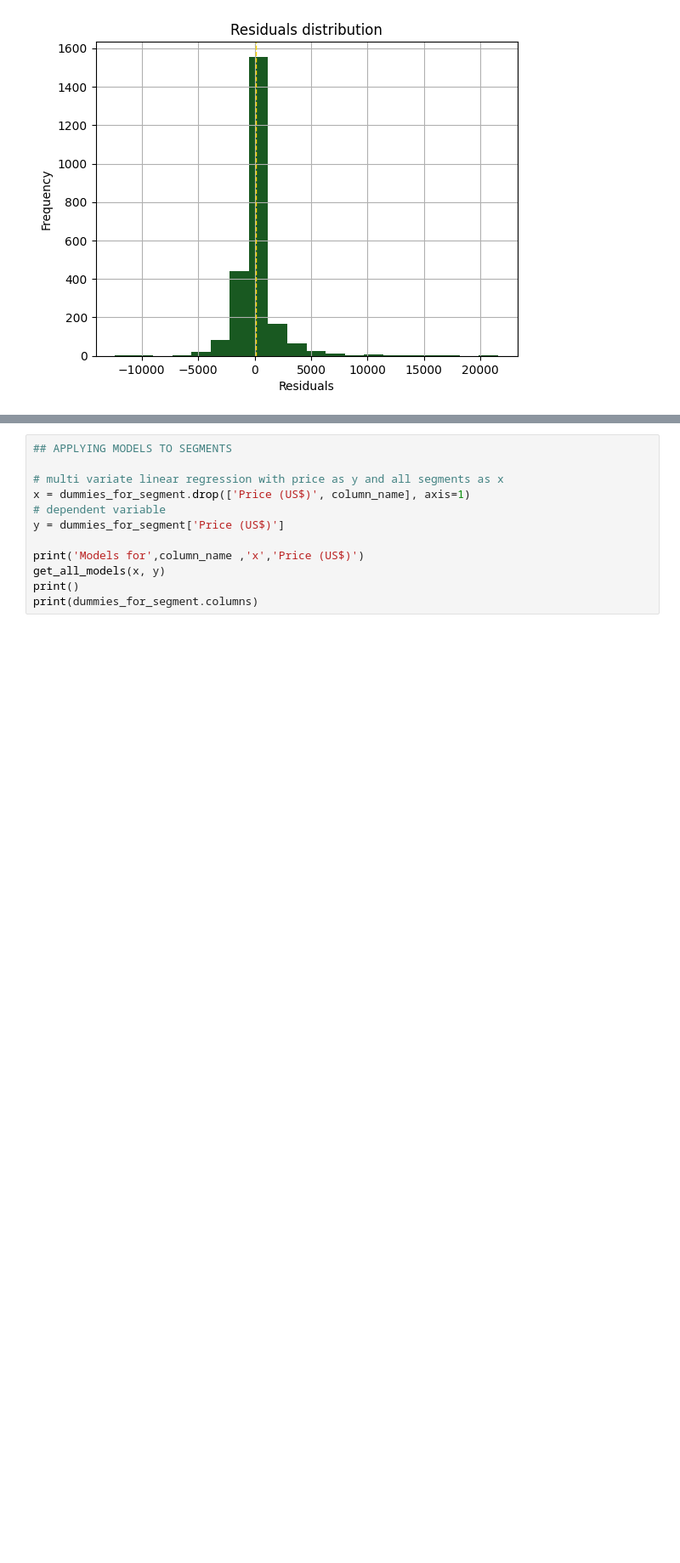
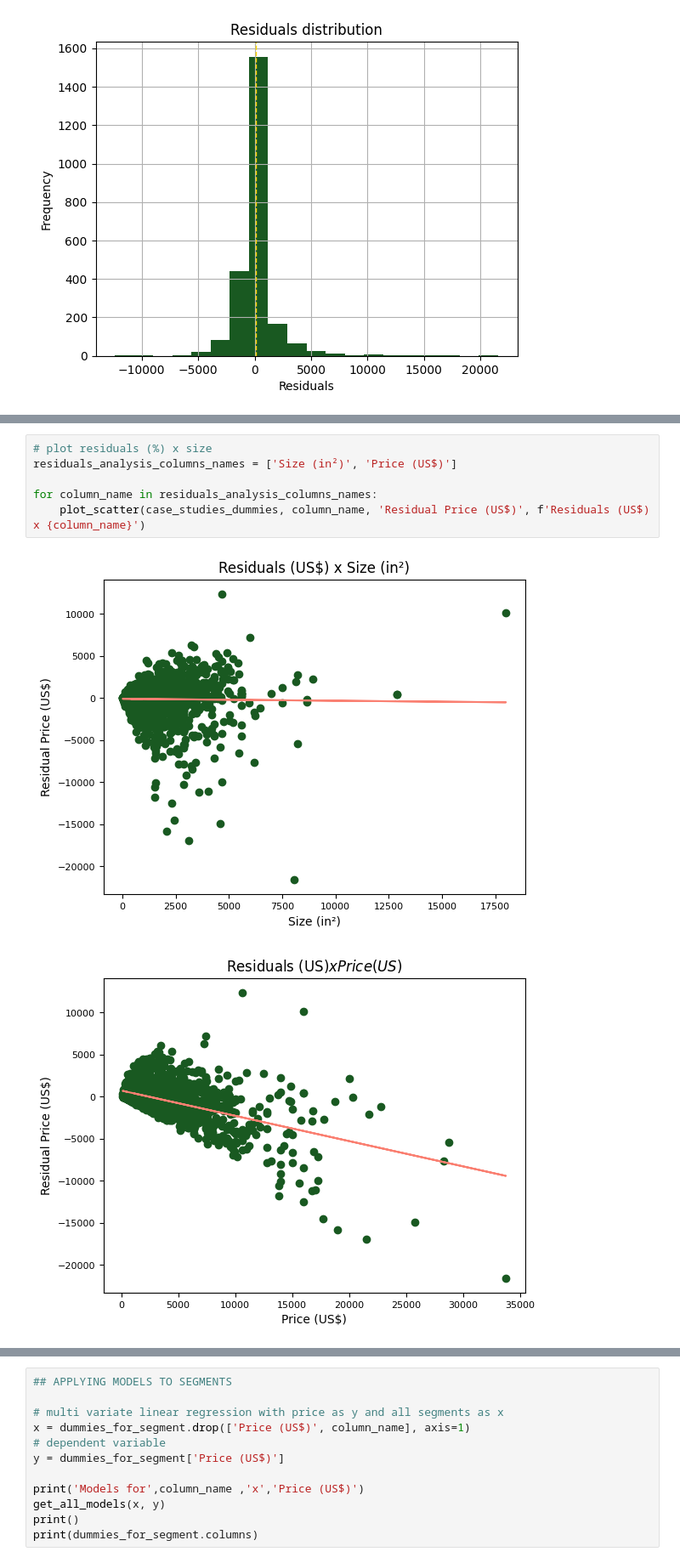
Before and after one commit to cryptogazzetta/Arte, a Jupyter notebook: analysis/saatchi_explore_artworks.ipynb, the cells around one changed output, grey strips where cells are left out. Shown at 85% size. Drawn from its saved outputs; the diff is of its cells as text; blank space fills up the shorter version.

```diff
--- a/analysis/saatchi_explore_artworks.ipynb
+++ b/analysis/saatchi_explore_artworks.ipynb
@@ -630 +627,10 @@ descritive_df
+# %%
+# plot residuals (%) x size
+residuals_analysis_columns_names = ['Size (in²)', 'Price (US$)']
+
+for column_name in residuals_analysis_columns_names:
+    plot_scatter(case_studies_dummies, column_name, 'Residual Price (US$)', f'Residuals (US$) x {column_name}')
+# %% [output]
+[figure, added]
+[figure, added]
 # %%
```
Also changed, not shown: parts of 11 cells of this notebook, 4 other files.
